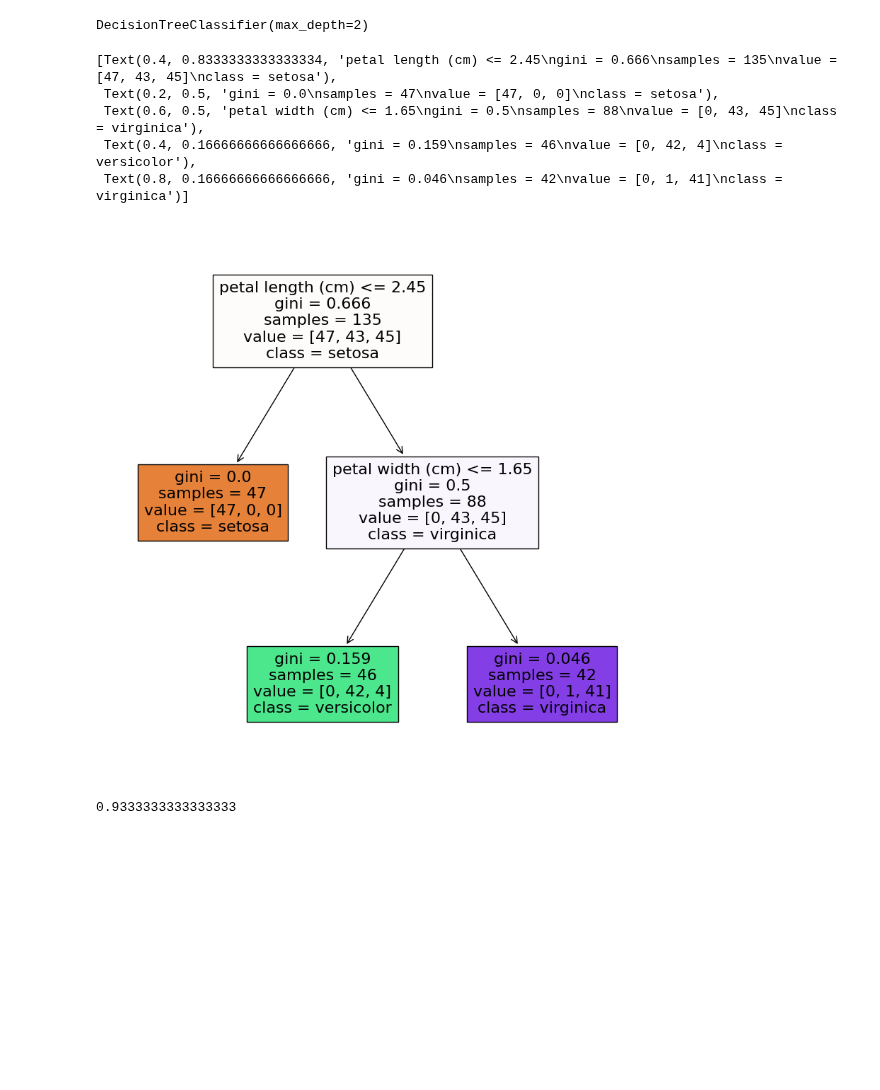
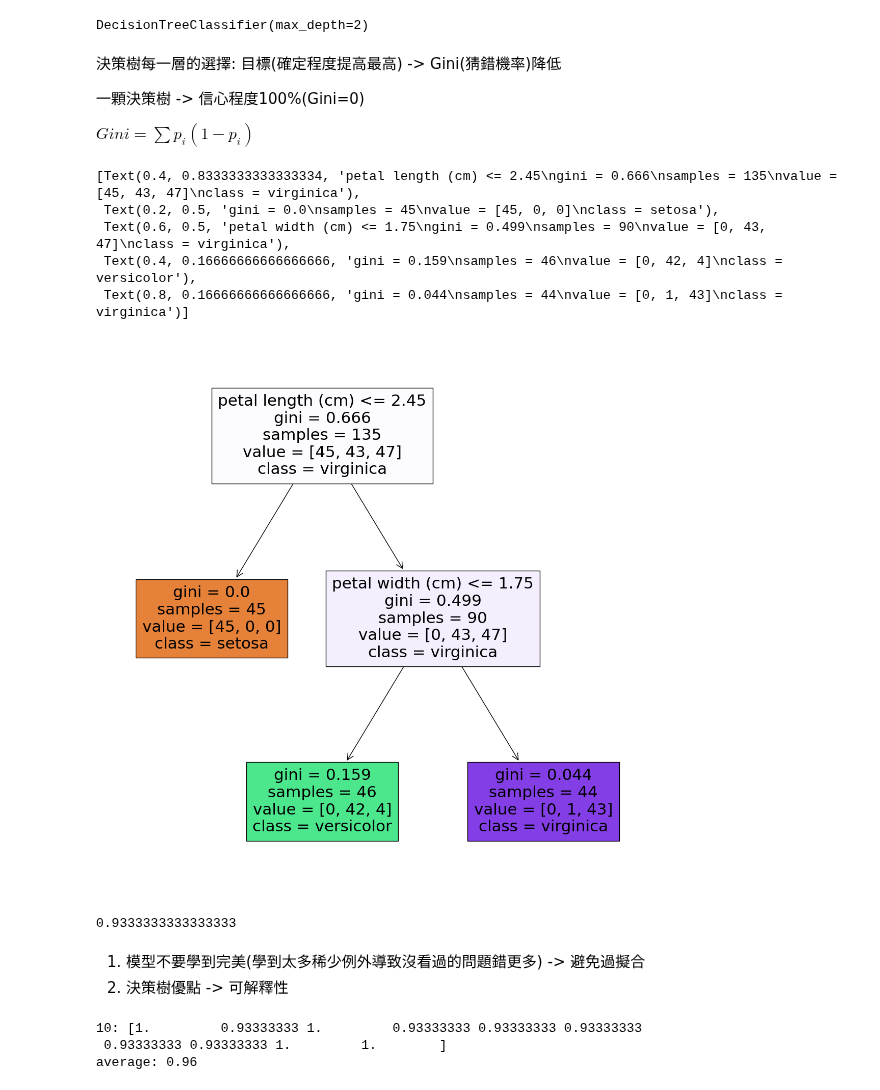
Before and after one commit to Elwing-Chou/tiba0619, a Jupyter notebook: classification.ipynb, the cells around one changed output. Drawn from its saved outputs; the diff is of its cells as text; code cells hidden in the pictures; blank space fills up the shorter version.

```diff
--- a/classification.ipynb
+++ b/classification.ipynb
@@ -3,10 +21,11 @@
 # %%
-# pandas型態: 1.DataFrame(2-D) 2. Series(1-D)
 import pandas as pd
 from sklearn.datasets import load_iris
 iris = load_iris()
-df = pd.DataFrame(iris["data"], columns=iris["feature_names"])
-# 存成別的形式, df.to_csv
-df["ans"] = iris["target"]
-df
+x = pd.DataFrame(iris["data"], columns=iris["feature_names"])
+y = iris["target"]
+# 順便複習
+total = x[:]
+total["ans"] = iris["target"]
+total.to_csv("iris.csv", index=False, encoding="utf-8")
 # %% [output]
@@ -36,18 +43,11 @@ df
 # %%
-# 把資料分成兩部分 一部分叫做訓練資料 一部分叫做驗證資料
 import numpy as np
 from sklearn.model_selection import train_test_split
-# train_test_split([1, 2, 3, 4],
-#          [5, 6, 7, 8],
-#          [9, 10, 11, 12],
-#          test_size=0.25)
-# !!! 在妳進到機器學習的流程, 不要再是dataframe, 請妳都把她轉成 numpy array
-x = df.drop("ans", axis=1)
-y = df["ans"]
-x = np.array(x)
-y = np.array(y)
-# [x part1(90%), x part2, y part1, y part2]
-x_train, x_test, y_train, y_test = train_test_split(x, y, test_size=0.1)
+# train_test_split([1, 2, 3, 4], [5, 6, 7, 8], [9, 10, 11, 12], test_size=1)
+x_np = np.array(x)
+y_np = np.array(y)
+# 90%xnp, 10%xnp, 90%ynp, 10%ynp
+x_train, x_test, y_train, y_test = train_test_split(x_np, y_np, test_size=0.1)
 print(x_train.shape)
 print(x_test.shape)
 print(y_train.shape)
@@ -64,20 +63,25 @@ clf = DecisionTreeClassifier(max_depth=2)
 clf.fit(x_train, y_train)
 # %% [output]
 DecisionTreeClassifier(max_depth=2)
+# %% [markdown]
+決策樹每一層的選擇: 目標(確定程度提高最高) -> Gini(猜錯機率)降低
+
+一顆決策樹 -> 信心程度100%(Gini=0)
+
+$ Gini = \sum p_i(1-p_i) $
 # %%
-# matplotlib
 import matplotlib.pyplot as plt
 from sklearn.tree import plot_tree
-plt.figure(figsize=(10, 10))
+plt.figure(figsize=(14, 14))
 plot_tree(clf,
-     feature_names=iris["feature_names"],
+     feature_names=x.columns,
      class_names=iris["target_names"],
      filled=True)
 # %% [output]
-[Text(0.4, 0.8333333333333334, 'petal length (cm) <= 2.45\ngini = 0.666\nsamples = 135\nvalue = [47, 43, 45]\nclass = setosa'),
- Text(0.2, 0.5, 'gini = 0.0\nsamples = 47\nvalue = [47, 0, 0]\nclass = setosa'),
- Text(0.6, 0.5, 'petal width (cm) <= 1.65\ngini = 0.5\nsamples = 88\nvalue = [0, 43, 45]\nclass = virginica'),
+[Text(0.4, 0.8333333333333334, 'petal length (cm) <= 2.45\ngini = 0.666\nsamples = 135\nvalue = [45, 43, 47]\nclass = virginica'),
+ Text(0.2, 0.5, 'gini = 0.0\nsamples = 45\nvalue = [45, 0, 0]\nclass = setosa'),
+ Text(0.6, 0.5, 'petal width (cm) <= 1.75\ngini = 0.499\nsamples = 90\nvalue = [0, 43, 47]\nclass = virginica'),
  Text(0.4, 0.16666666666666666, 'gini = 0.159\nsamples = 46\nvalue = [0, 42, 4]\nclass = versicolor'),
- Text(0.8, 0.16666666666666666, 'gini = 0.046\nsamples = 42\nvalue = [0, 1, 41]\nclass = virginica')]
+ Text(0.8, 0.16666666666666666, 'gini = 0.044\nsamples = 44\nvalue = [0, 1, 43]\nclass = virginica')]
-[figure, old version]
+[figure, new version]
 # %%
@@ -87,3 +90,16 @@ pre = clf.predict(x_test)
 accuracy_score(y_test, pre)
 # %% [output]
 0.9333333333333333
+# %% [markdown]
+1. 模型不要學到完美(學到太多稀少例外導致沒看過的問題錯更多) -> 避免過擬合
+2. 決策樹優點 -> 可解釋性
+# %%
+from sklearn.model_selection import cross_val_score
+clf = DecisionTreeClassifier(max_depth=3)
+scores = cross_val_score(clf, x, y, cv=10, n_jobs=-1)
+print("10:", scores)
+print("average:", np.average(scores))
+# %% [output]
+10: [1.         0.93333333 1.         0.93333333 0.93333333 0.93333333
+ 0.93333333 0.93333333 1.         1.        ]
+average: 0.96
```
Also changed, not shown: parts of 7 cells of this notebook.
